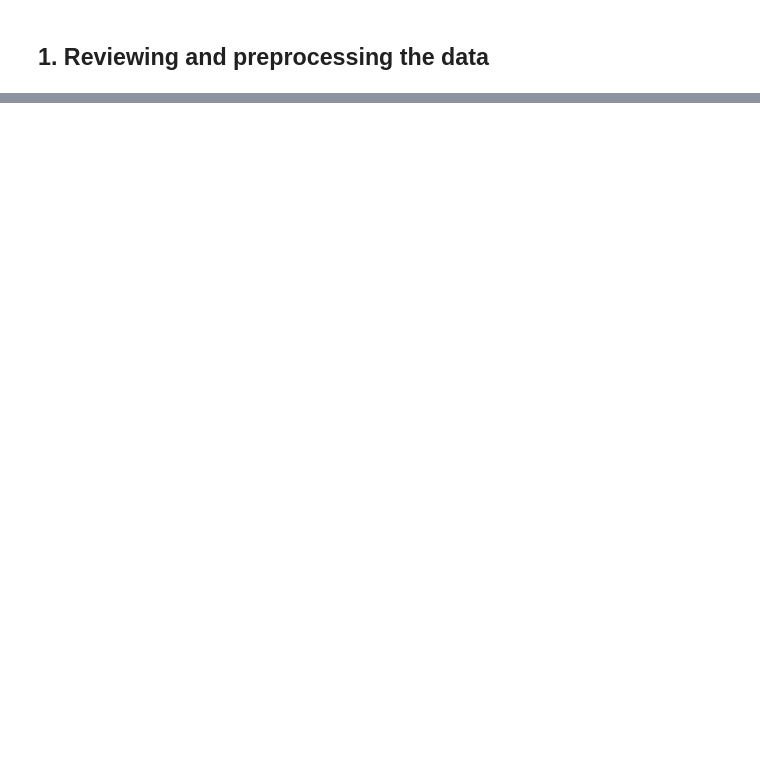
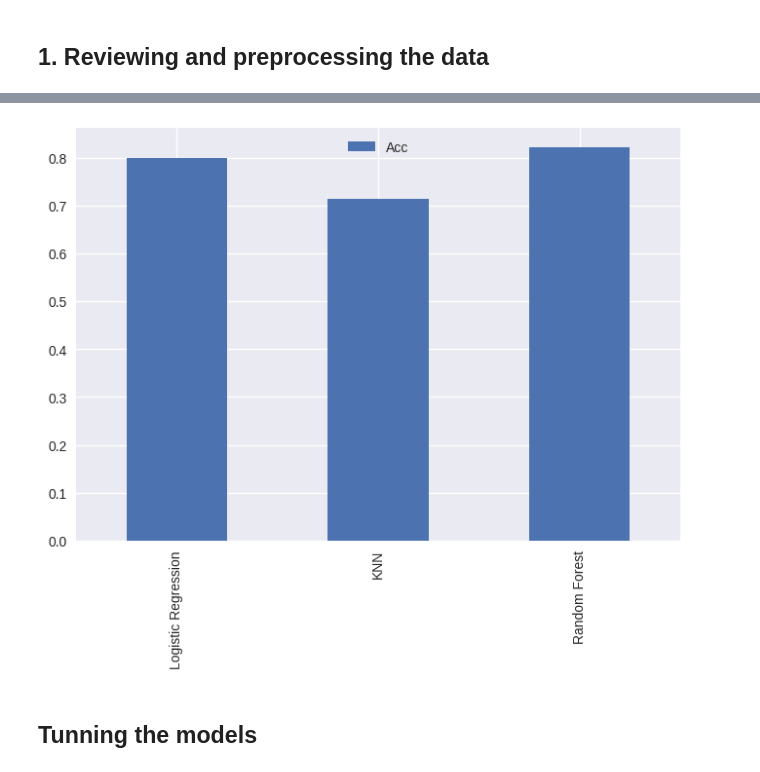
Before and after one commit to fadlalla0/Kaggle-Competitions, a Jupyter notebook: Titanic/Titanic-disaster.ipynb, the cells around one changed output, grey strips where cells are left out. Cells and saved outputs as stored; diff of their text form; code cells hidden in the pictures; blank space fills up the shorter version.

```diff
--- a/Titanic/Titanic-disaster.ipynb
+++ b/Titanic/Titanic-disaster.ipynb
@@ -278,0 +120,10 @@ df.to_csv("submission.csv", index=False)
+# %%
+categroical_features = ["Pclass", "Sex", "Embarked"]
+X = train.drop("Survived", axis=1)
+y = train["Survived"]
+one_hot = OneHotEncoder()
+transformer = ColumnTransformer(
+    [("one_hot", one_hot, categroical_features)], remainder="passthrough"
+)
+transformed = transformer.fit_transform(X)
+transformed
@@ -278,0 +138,2 @@ df.to_csv("submission.csv", index=False)
+# %%
+X_train, X_test, y_train, y_test = train_test_split(transformed, y, test_size=0.2, random_state=42)
@@ -278,0 +152,17 @@ df.to_csv("submission.csv", index=False)
+# %%
+models = {
+    "Logistic Regression": LogisticRegression(),
+    "KNN": KNeighborsClassifier(),
+    "Random Forest": RandomForestClassifier()
+}
+
+def fit_and_score(models, X_train, X_test, y_train, y_test):
+    np.random.seed(42)
+    models_scores ={}
+    for name, model in models.items():
+        model.fit(X_train, y_train)
+        models_scores[name] = model.score(X_test, y_test)
+    return models_scores
+# %%
+model_scores = fit_and_score(models, X_train, X_test, y_train, y_test)
+model_scores
@@ -278,0 +180,7 @@ df.to_csv("submission.csv", index=False)
+# %%
+model_compare = pd.DataFrame(model_scores, index=["Acc"])
+model_compare.T.plot.bar();
+# %% [output]
+[figure, added]
+# %% [markdown]
+## Tunning the models
```
Also changed, not shown: parts of 60 cells of this notebook, 3 other files.
